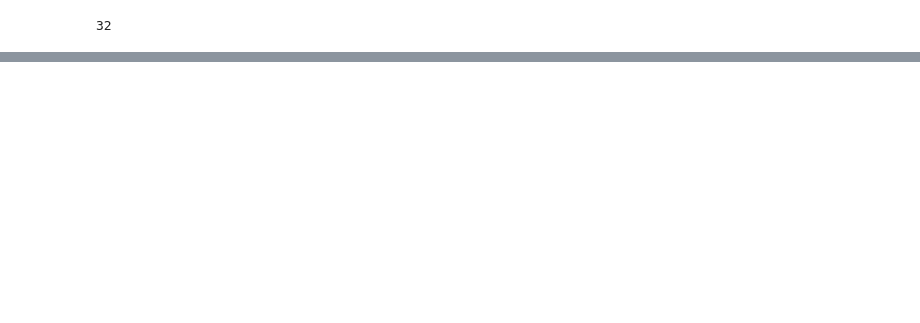
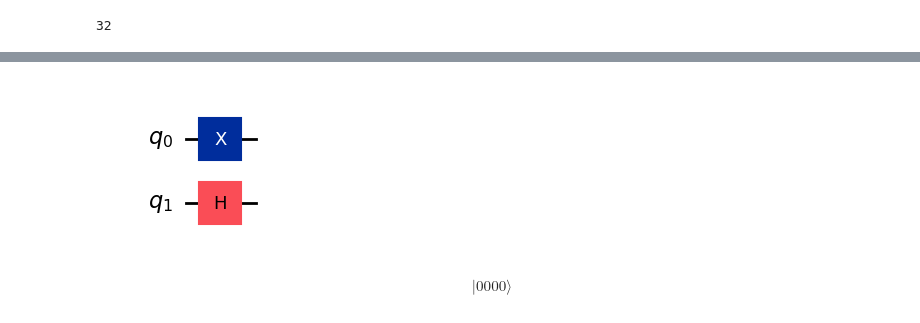
Before and after one commit to slysek/qudityD3, a Jupyter notebook: nowyCZ.ipynb, the cells around one changed output, grey strips where cells are left out. Cells and saved outputs as stored; diff of their text form; code cells hidden in the pictures; blank space fills up the shorter version.

```diff
--- a/nowyCZ.ipynb
+++ b/nowyCZ.ipynb
@@ -85,0 +131,11 @@ test
+# %%
+test = QuantumCircuit(2)
+test.x(0)
+test.h(1)
+test.draw('mpl')
+# %% [output]
+[figure, added]
+# %%
+Statevector(czcirc).draw('latex')
+# %% [output]
+$$ |0000\rangle$$
```
Also changed, not shown: parts of 9 cells of this notebook, 2 other files.
